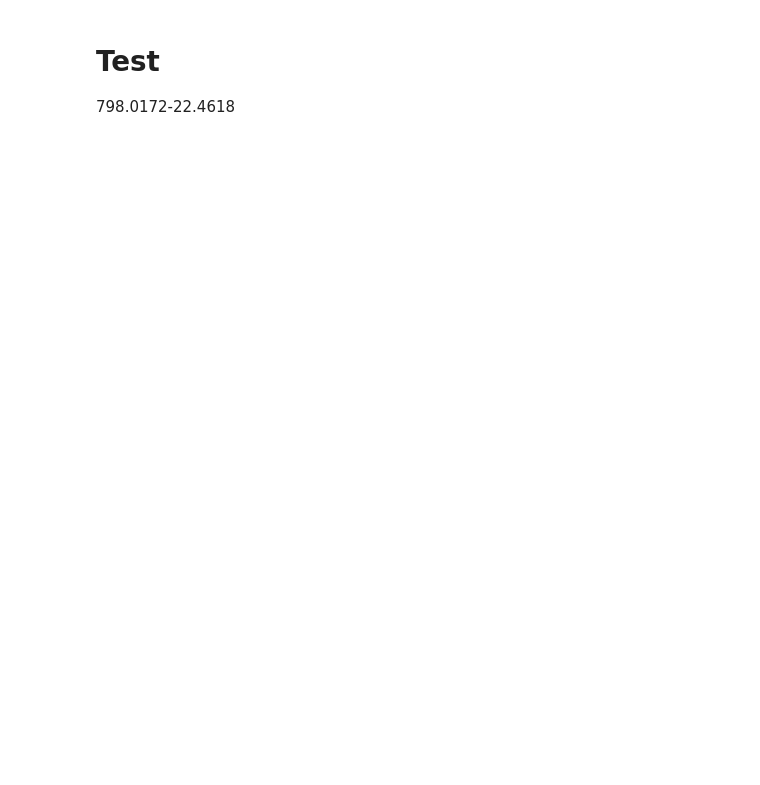
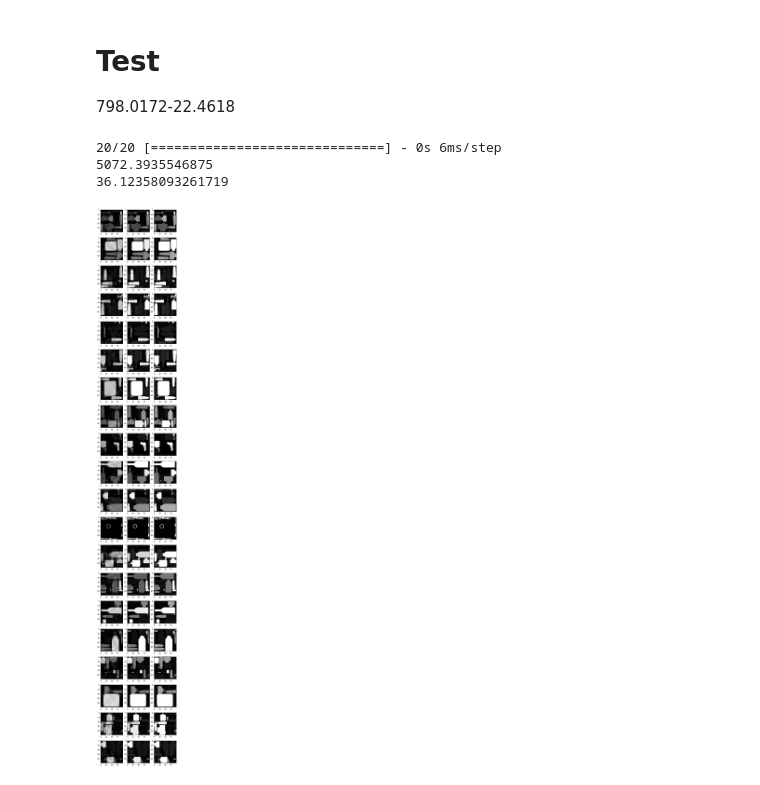
Before and after one commit to amasoudi1/U-NET-For-RFG-System, a Jupyter notebook: UNET_Fixed_Gantry.ipynb, the cells around one changed output. Cells and saved outputs as stored; diff of their text form; code cells hidden in the pictures; blank space fills up the shorter version.

```diff
--- a/UNET_Fixed_Gantry.ipynb
+++ b/UNET_Fixed_Gantry.ipynb
@@ -291,16 +332,21 @@ plt.show()
 # Test
 798.0172-22.4618
 # %%
-#model.load_weights('rfg.h5')
+model.load_weights('rfg_v2.h5')
 #model.compile(Adam(lr = 0.01), loss='mean_squared_error', metrics=['mean_absolute_error'])
 
 loss, acc = model.evaluate(test_images,test_labels)
 print(loss)
 print(acc)
-fix, ax = plt.subplots(5,3, figsize=(8,20))
-for i in range(5):
-    ax[i,0].imshow(test_images[i*12+1,:,:,0], cmap='gray')
-    ax[i,1].imshow(test_labels[i*12+1,:,:,0], cmap='gray')
-    temp = model.predict( np.expand_dims( np.expand_dims(test_images[i*12+1,:,:,0], axis = 0), axis = 3 ))
+fix, ax = plt.subplots(20,3, figsize=(8,60))
+for i in range(20):
+    ax[i,0].imshow(test_images[i,:,:,0], cmap='gray')
+    ax[i,1].imshow(test_labels[i,:,:,0], cmap='gray')
+    temp = model.predict( np.expand_dims( np.expand_dims(test_images[i,:,:,0], axis = 0), axis = 3 ))
     ax[i,2].imshow(np.squeeze(temp), cmap='gray')
 plt.show()
+# %% [output]
+20/20 [==============================] - 0s 6ms/step
+5072.3935546875
+36.12358093261719
+[figure, added]
```
Also changed, not shown: parts of 9 cells of this notebook.
